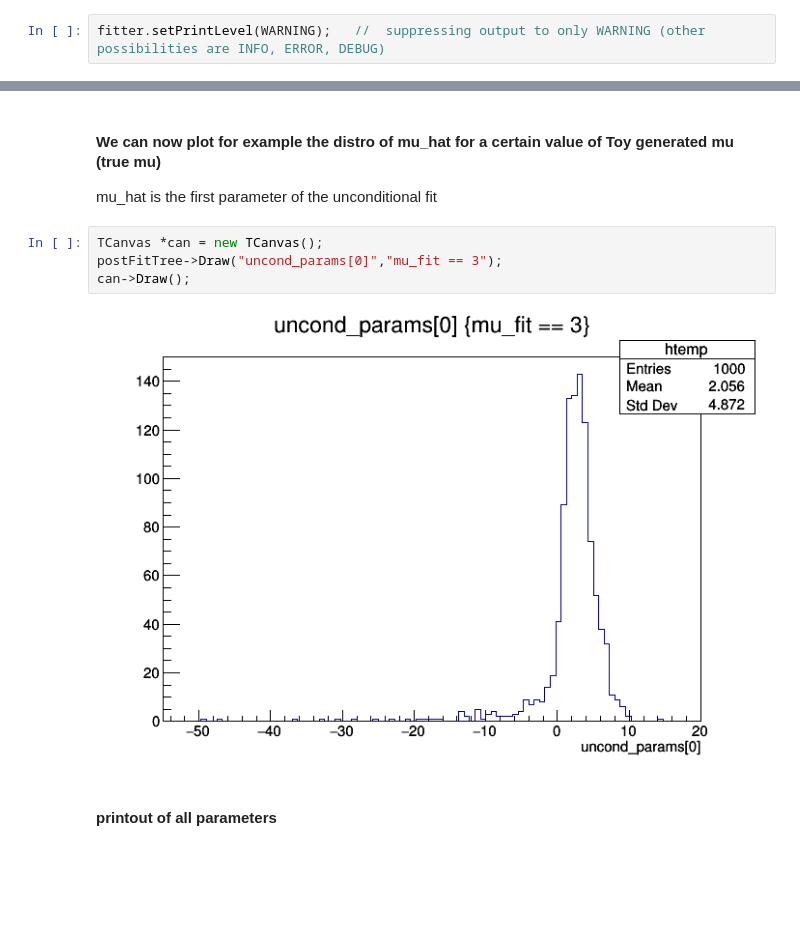
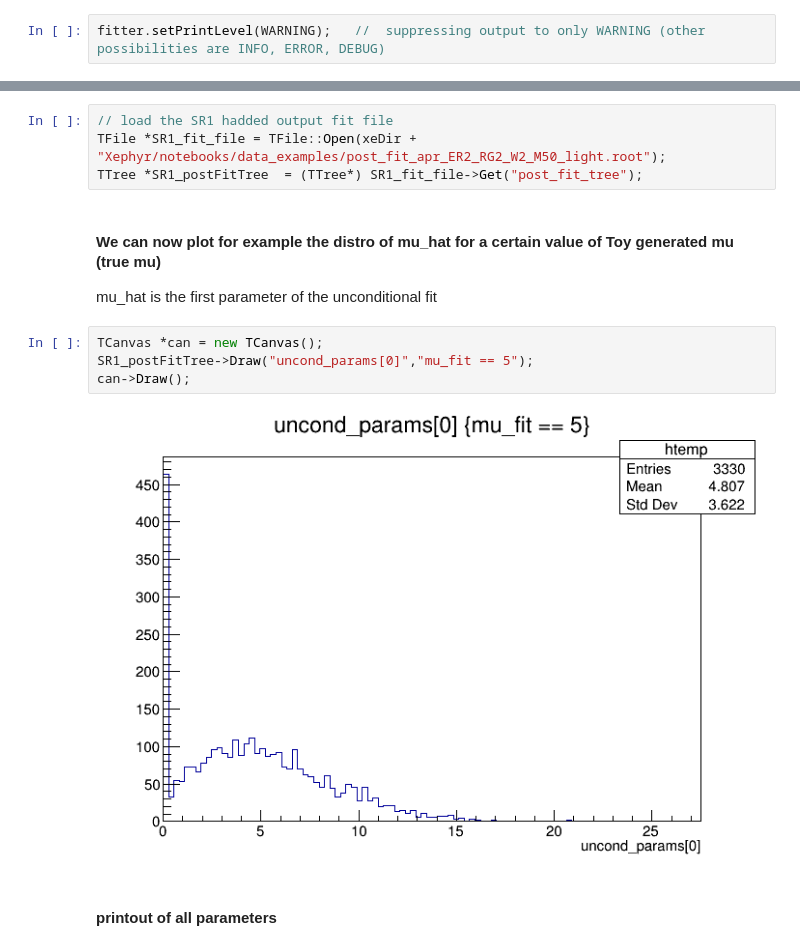
Before and after one commit to XENON1T/Xephyr, a Jupyter notebook: notebooks/ToyFitter.ipynb, the cells around one changed output, grey strips where cells are left out. Saved outputs shown, nothing was run; the diff lists cells and outputs as text; blank space fills up the shorter version.

```diff
--- a/notebooks/ToyFitter.ipynb
+++ b/notebooks/ToyFitter.ipynb
@@ -198,11 +253,15 @@ postFitTree->Print();
+# %%
+// load the SR1 hadded output fit file
+TFile *SR1_fit_file = TFile::Open(xeDir + "Xephyr/notebooks/data_examples/post_fit_apr_ER2_RG2_W2_M50_light.root");
+TTree *SR1_postFitTree  = (TTree*) SR1_fit_file->Get("post_fit_tree");
 # %% [markdown]
 #### We can now plot for example the distro of mu_hat for a certain value of Toy generated mu (true mu)
 mu_hat is the first parameter of the unconditional fit
 # %%
 TCanvas *can = new TCanvas();
-postFitTree->Draw("uncond_params[0]","mu_fit == 3");
+SR1_postFitTree->Draw("uncond_params[0]","mu_fit == 5");
 can->Draw();
 # %% [output]
-[figure, old version]
+[figure, new version]
 # %% [markdown]
 #### printout of all parameters
```
Also changed, not shown: parts of 29 cells of this notebook, 3 other files.
